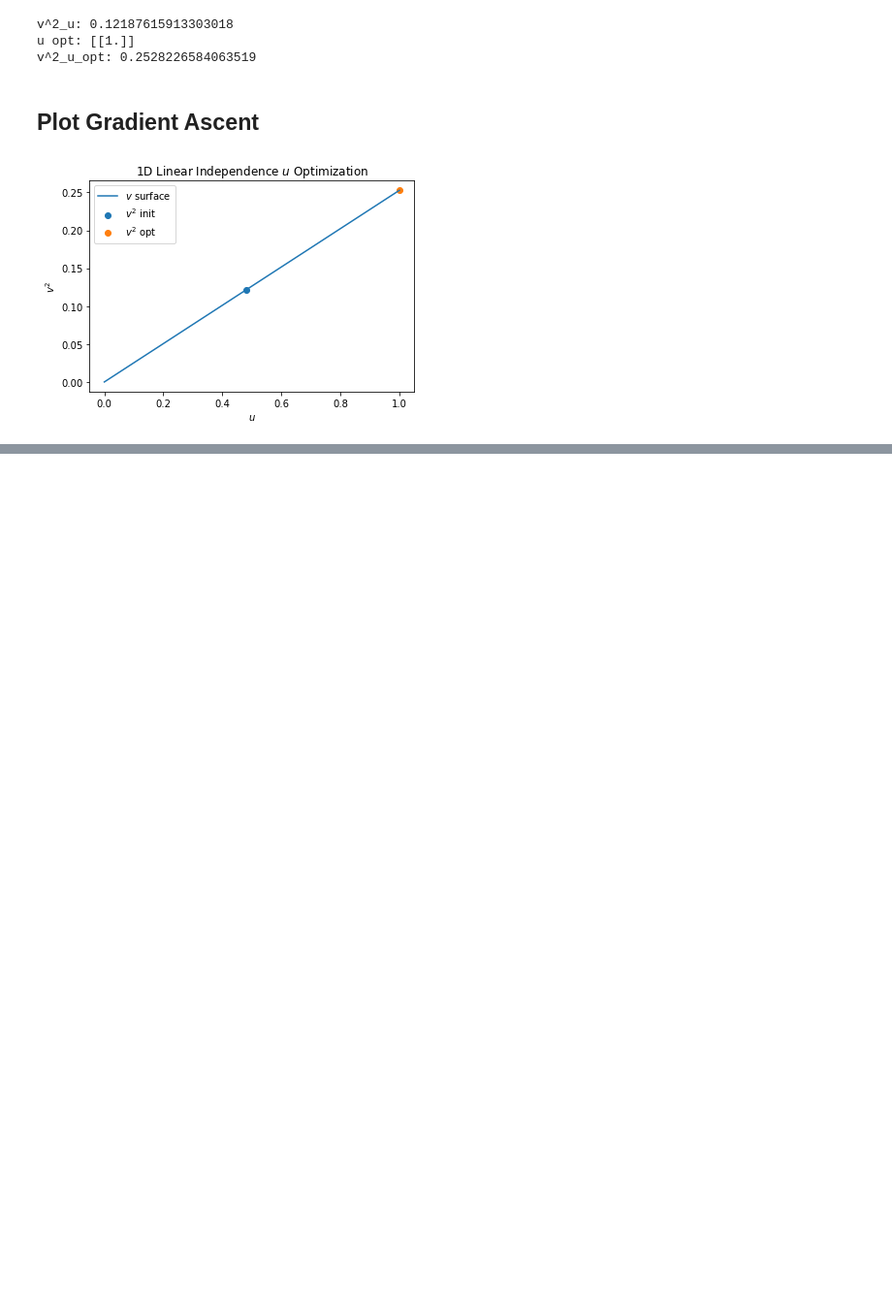
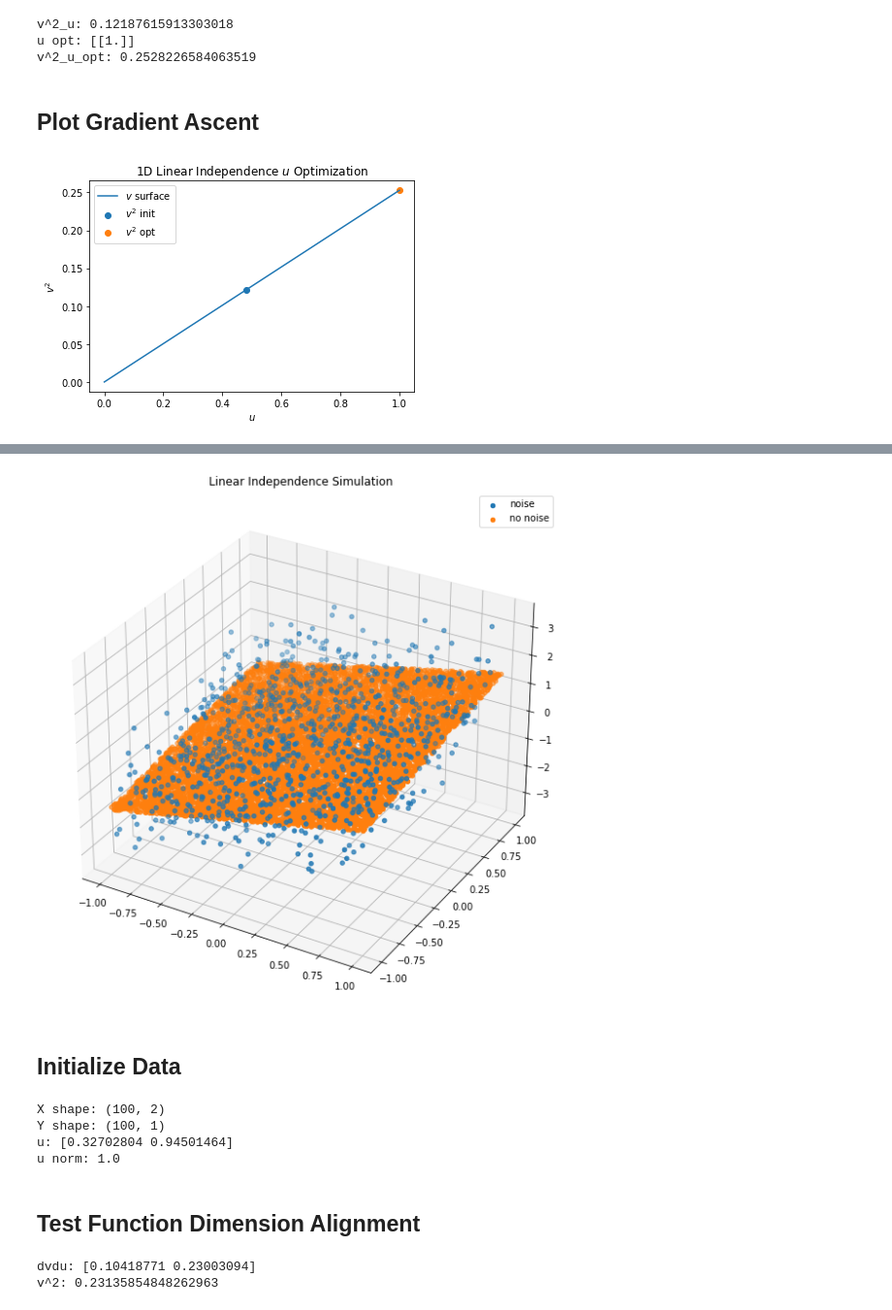
Before and after one commit to neurodata/hyppo, a Jupyter notebook: mgc_dcorr/simulated_DCA_demo.ipynb, the cells around one changed output, grey strips where cells are left out. Shown at 97% size. Cells and saved outputs as stored; diff of their text form; code cells hidden in the pictures; blank space fills up the shorter version.

```diff
--- a/mgc_dcorr/simulated_DCA_demo.ipynb
+++ b/mgc_dcorr/simulated_DCA_demo.ipynb
@@ -84,0 +93,51 @@ plt.legend([r'$v$ surface', r'$v^2$ init', r'$v^2$ opt']);
+# %%
+lin_sim = SIMULATIONS["linear"]
+lin_x_n, lin_y_n = lin_sim(1000, 2, noise=True)
+lin_x, lin_y = lin_sim(10000, 2)
+
+lin_x_1_n = lin_x_n[:, 0]
+lin_x_2_n = lin_x_n[:, 1]
+lin_x_1 = lin_x[:, 0]
+lin_x_2 = lin_x[:, 1]
+
+fig = plt.figure(figsize=(10, 10))
+ax = fig.add_subplot(projection='3d')
+ax.scatter(lin_x_1_n, lin_x_2_n, lin_y_n)
+ax.scatter(lin_x_1, lin_x_2, lin_y)
+plt.title("Linear Independence Simulation")
+plt.legend(["noise", "no noise"]);
+plt.show()
+# %% [output]
+[figure, added]
+# %% [markdown]
+## Initialize Data
+# %%
+X, Y = lin_sim(100, 2, noise=True)
+N = 10
+D_X = dc.dist_mat(X, N)
+D_Y = dc.dist_mat(Y, N)
+R_X = dc.re_centered_dist(D_X)
+R_Y = dc.re_centered_dist(D_Y)
+u = np.random.rand(X.shape[1])
+u = dc.clamp_u(u)
+u_norm = LA.norm(u)
+print(f"X shape: {X.shape}")
+print(f"Y shape: {Y.shape}")
+print(f"u: {u}")
+print(f"u norm: {u_norm}")
+R_X_u = dc.re_centered_dist_u(u, X, N)
+# %% [output]
+X shape: (100, 2)
+Y shape: (100, 1)
+u: [0.32702804 0.94501464]
+u norm: 1.0
+# %% [markdown]
+## Test Function Dimension Alignment
+# %%
+du = dc.dist_cov_sq_grad(u, X, Y, R_X, R_Y)
+print(f"dvdu: {du}")
+v = dc.dist_cov_sq(R_X, R_Y)
+print(f"v^2: {v}")
+# %% [output]
+dvdu: [0.10418771 0.23003094]
+v^2: 0.23135854848262963
```
Also changed, not shown: parts of 10 cells of this notebook, 1 other file.
